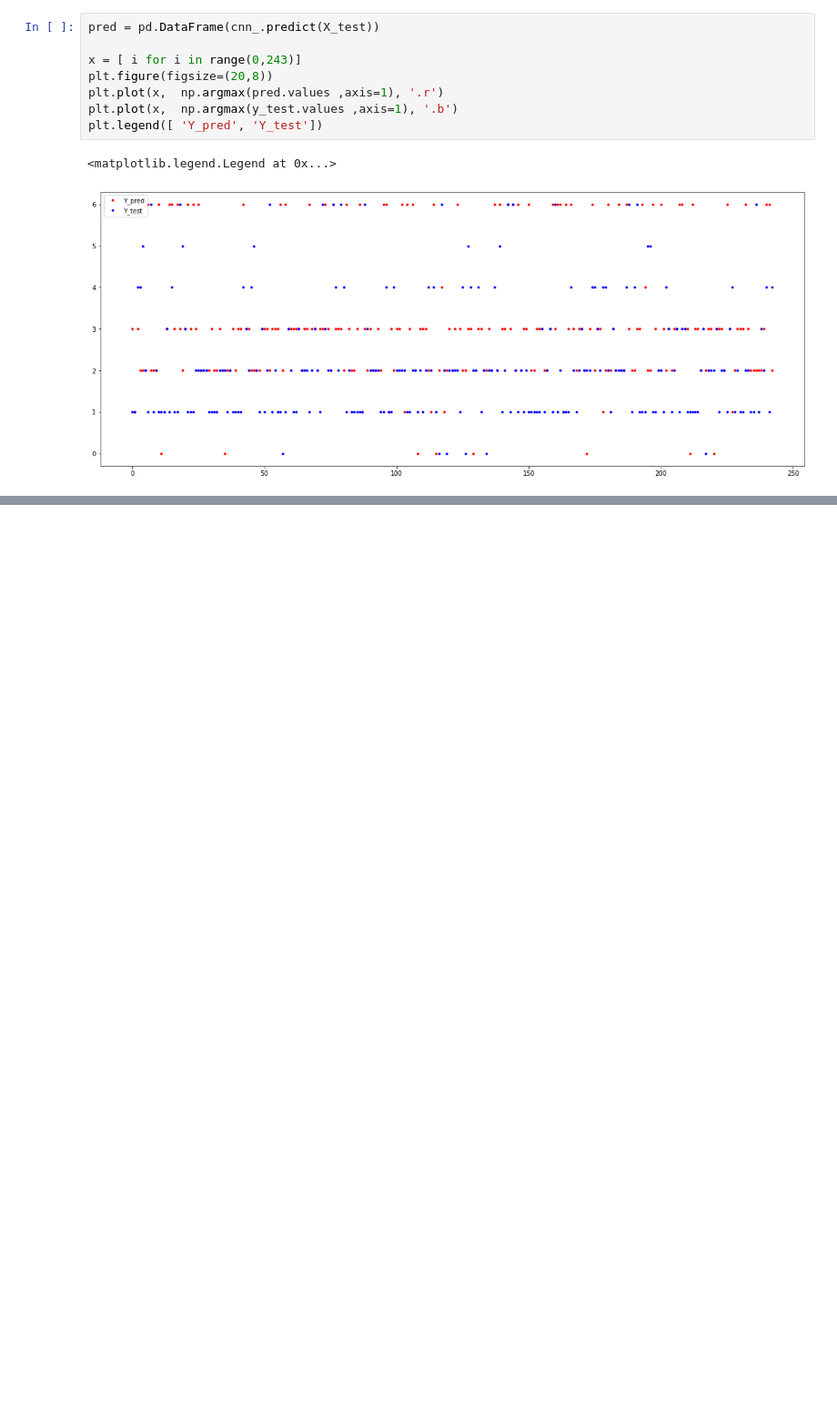
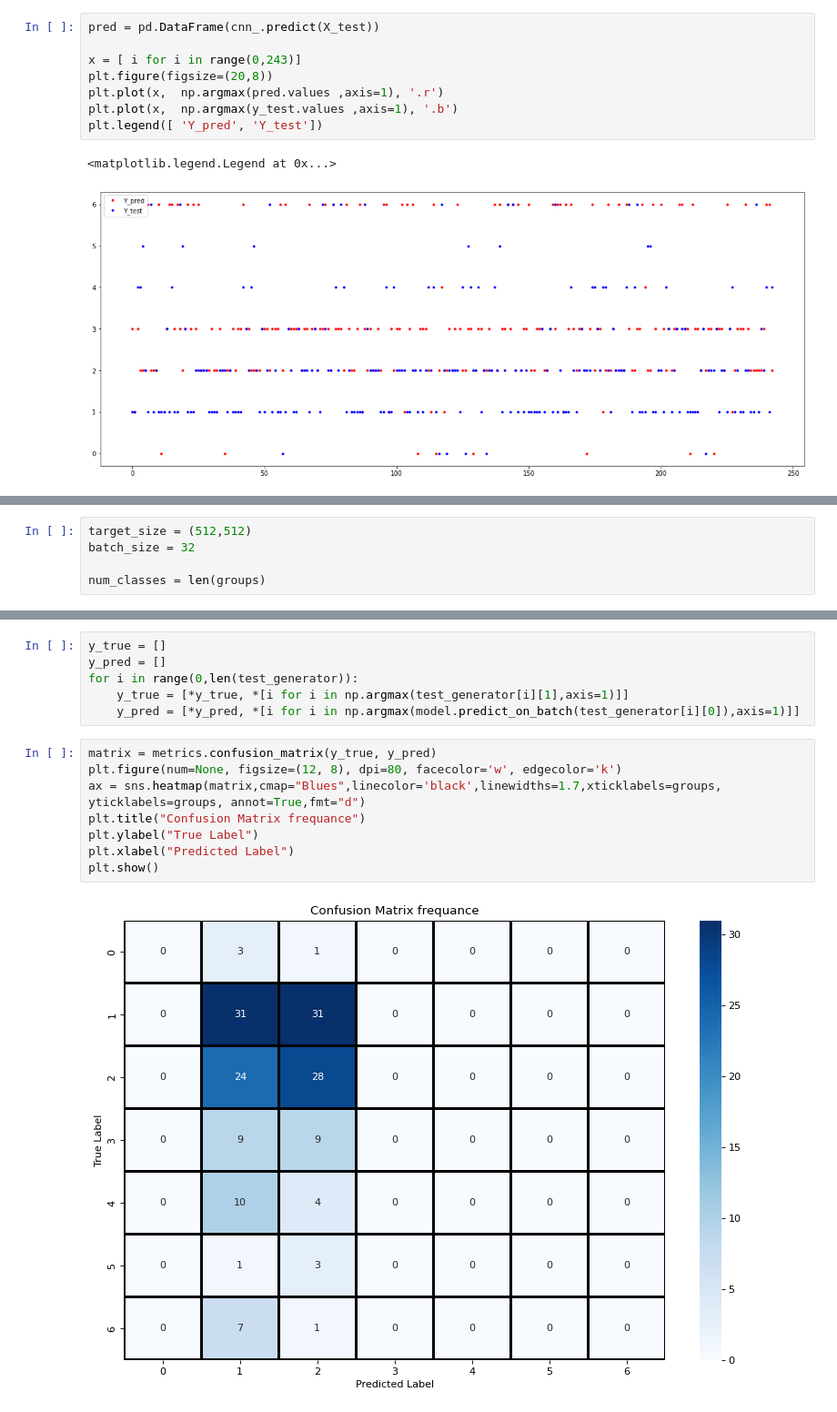
Before and after one commit to Majid-Sohrabi/PINN-medical-diagnostic, a Jupyter notebook: PINN-medical-diagnostic.ipynb, the cells around one changed output, grey strips where cells are left out. Shown at 91% size. Drawn from its saved outputs; the diff is of its cells as text; blank space fills up the shorter version.

```diff
--- a/PINN-medical-diagnostic.ipynb
+++ b/PINN-medical-diagnostic.ipynb
@@ -230,0 +288,5 @@ plt.legend([ 'Y_pred', 'Y_test'])
+# %%
+target_size = (512,512)
+batch_size = 32
+
+num_classes = len(groups)
@@ -230,0 +464,16 @@ plt.legend([ 'Y_pred', 'Y_test'])
+# %%
+y_true = []
+y_pred = []
+for i in range(0,len(test_generator)):
+    y_true = [*y_true, *[i for i in np.argmax(test_generator[i][1],axis=1)]]
+    y_pred = [*y_pred, *[i for i in np.argmax(model.predict_on_batch(test_generator[i][0]),axis=1)]]
+# %%
+matrix = metrics.confusion_matrix(y_true, y_pred)
+plt.figure(num=None, figsize=(12, 8), dpi=80, facecolor='w', edgecolor='k')
+ax = sns.heatmap(matrix,cmap="Blues",linecolor='black',linewidths=1.7,xticklabels=groups, yticklabels=groups, annot=True,fmt="d")
+plt.title("Confusion Matrix frequance")
+plt.ylabel("True Label")
+plt.xlabel("Predicted Label")
+plt.show()
+# %% [output]
+[figure, added]
```
Also changed, not shown: parts of 30 cells of this notebook.
